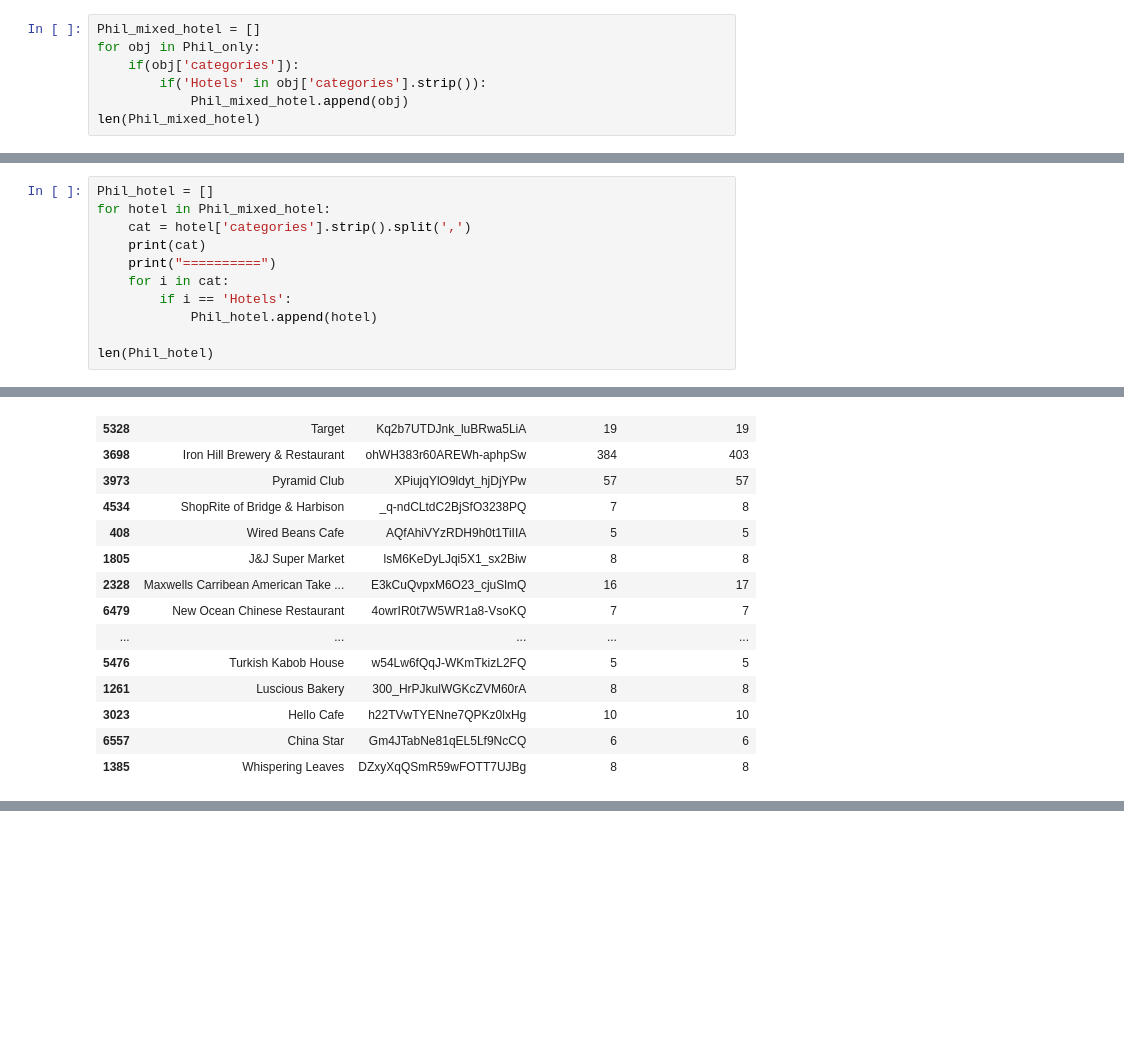
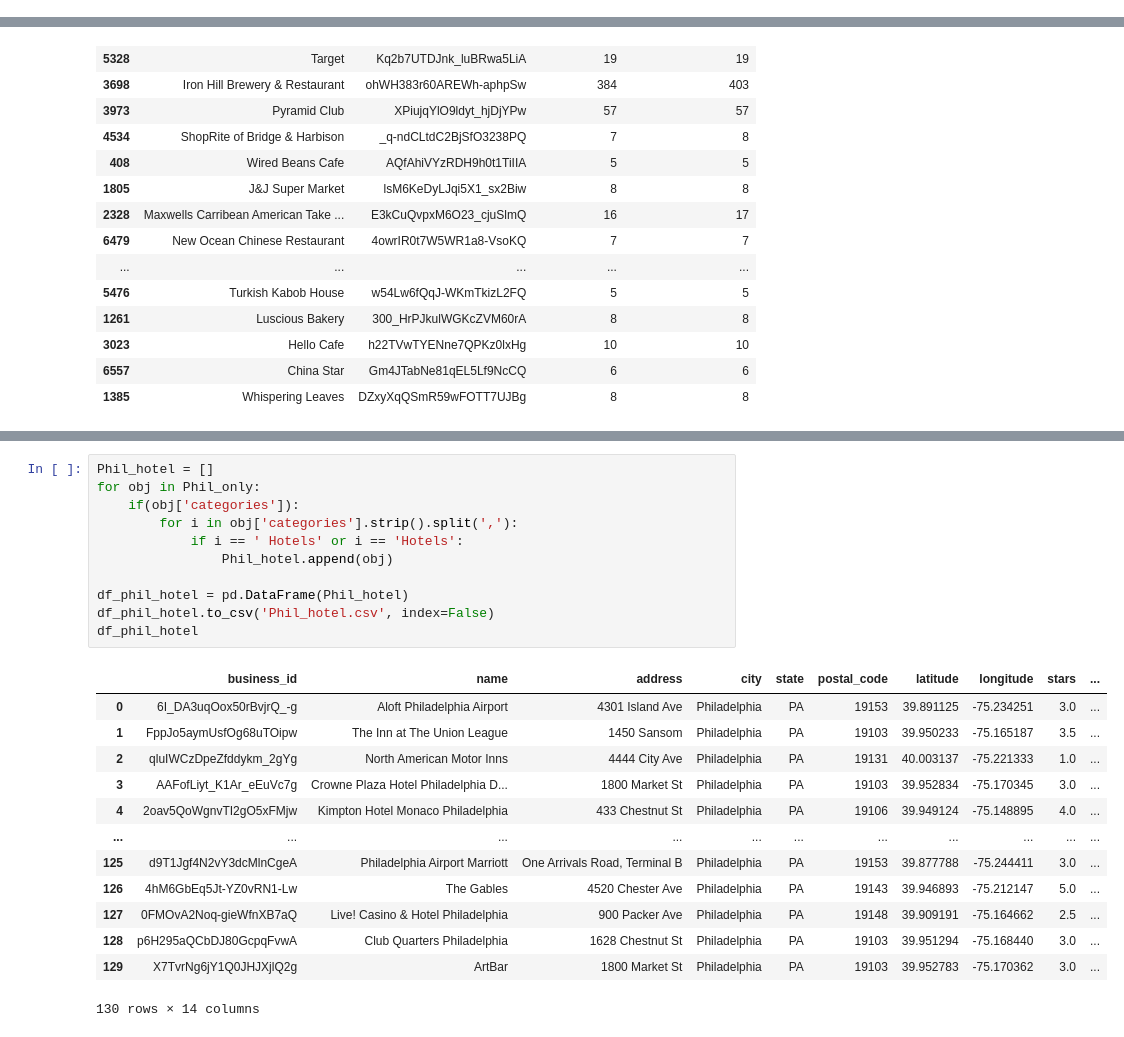
Before and after one commit to EthanWTL/TravelBlogs, a Jupyter notebook: Datasets/YelpDataAnalysis.ipynb, the cells around one changed output, grey strips where cells are left out. Drawn from its saved outputs; the diff is of its cells as text; blank space fills up the shorter version.

```diff
--- a/Datasets/YelpDataAnalysis.ipynb
+++ b/Datasets/YelpDataAnalysis.ipynb
@@ -81,10 +82,3 @@ Phil_cat
  ('Beauty & Spas, Piercing, Tattoo', 2),
  ('Real Estate, Apartments, Property Management, Home Services', 2),
  ...]
-# %%
-Phil_mixed_hotel = []
-for obj in Phil_only:
-    if(obj['categories']):
-        if('Hotels' in obj['categories'].strip()):
-            Phil_mixed_hotel.append(obj)
-len(Phil_mixed_hotel)
@@ -93,11 +84,0 @@ len(Phil_mixed_hotel)
-# %%
-Phil_hotel = []
-for hotel in Phil_mixed_hotel:
-    cat = hotel['categories'].strip().split(',')
-    print(cat)
-    print("==========")
-    for i in cat:
-        if i == 'Hotels':
-            Phil_hotel.append(hotel)
-
-len(Phil_hotel)
@@ -344,0 +301,25 @@ See the caveats in the documentation: https://pandas.pydata.org/pandas-docs/stab
+# %%
+Phil_hotel = []
+for obj in Phil_only:
+    if(obj['categories']):
+        for i in obj['categories'].strip().split(','):
+            if i == ' Hotels' or i == 'Hotels':
+                Phil_hotel.append(obj)
+
+df_phil_hotel = pd.DataFrame(Phil_hotel)
+df_phil_hotel.to_csv('Phil_hotel.csv', index=False)
+df_phil_hotel
+# %% [output]
+|  | business_id | name | address | city | state | postal_code | latitude | longitude | stars | ... |
+| 0 | 6I_DA3uqOox50rBvjrQ_-g | Aloft Philadelphia Airport | 4301 Island Ave | Philadelphia | PA | 19153 | 39.891125 | -75.234251 | 3.0 | ... |
+| 1 | FppJo5aymUsfOg68uTOipw | The Inn at The Union League | 1450 Sansom | Philadelphia | PA | 19103 | 39.950233 | -75.165187 | 3.5 | ... |
+| 2 | qluIWCzDpeZfddykm_2gYg | North American Motor Inns | 4444 City Ave | Philadelphia | PA | 19131 | 40.003137 | -75.221333 | 1.0 | ... |
+| 3 | AAFofLiyt_K1Ar_eEuVc7g | Crowne Plaza Hotel Philadelphia D... | 1800 Market St | Philadelphia | PA | 19103 | 39.952834 | -75.170345 | 3.0 | ... |
+| 4 | 2oav5QoWgnvTI2gO5xFMjw | Kimpton Hotel Monaco Philadelphia | 433 Chestnut St | Philadelphia | PA | 19106 | 39.949124 | -75.148895 | 4.0 | ... |
+| ... | ... | ... | ... | ... | ... | ... | ... | ... | ... | ... |
+| 125 | d9T1Jgf4N2vY3dcMlnCgeA | Philadelphia Airport Marriott | One Arrivals Road, Terminal B | Philadelphia | PA | 19153 | 39.877788 | -75.244411 | 3.0 | ... |
+| 126 | 4hM6GbEq5Jt-YZ0vRN1-Lw | The Gables | 4520 Chester Ave | Philadelphia | PA | 19143 | 39.946893 | -75.212147 | 5.0 | ... |
+| 127 | 0FMOvA2Noq-gieWfnXB7aQ | Live! Casino & Hotel Philadelphia | 900 Packer Ave | Philadelphia | PA | 19148 | 39.909191 | -75.164662 | 2.5 | ... |
+| 128 | p6H295aQCbDJ80GcpqFvwA | Club Quarters Philadelphia | 1628 Chestnut St | Philadelphia | PA | 19103 | 39.951294 | -75.168440 | 3.0 | ... |
+| 129 | X7TvrNg6jY1Q0JHJXjlQ2g | ArtBar | 1800 Market St | Philadelphia | PA | 19103 | 39.952783 | -75.170362 | 3.0 | ... |
+130 rows × 14 columns
```
Also changed, not shown: parts of 16 cells of this notebook, 3 other files.
